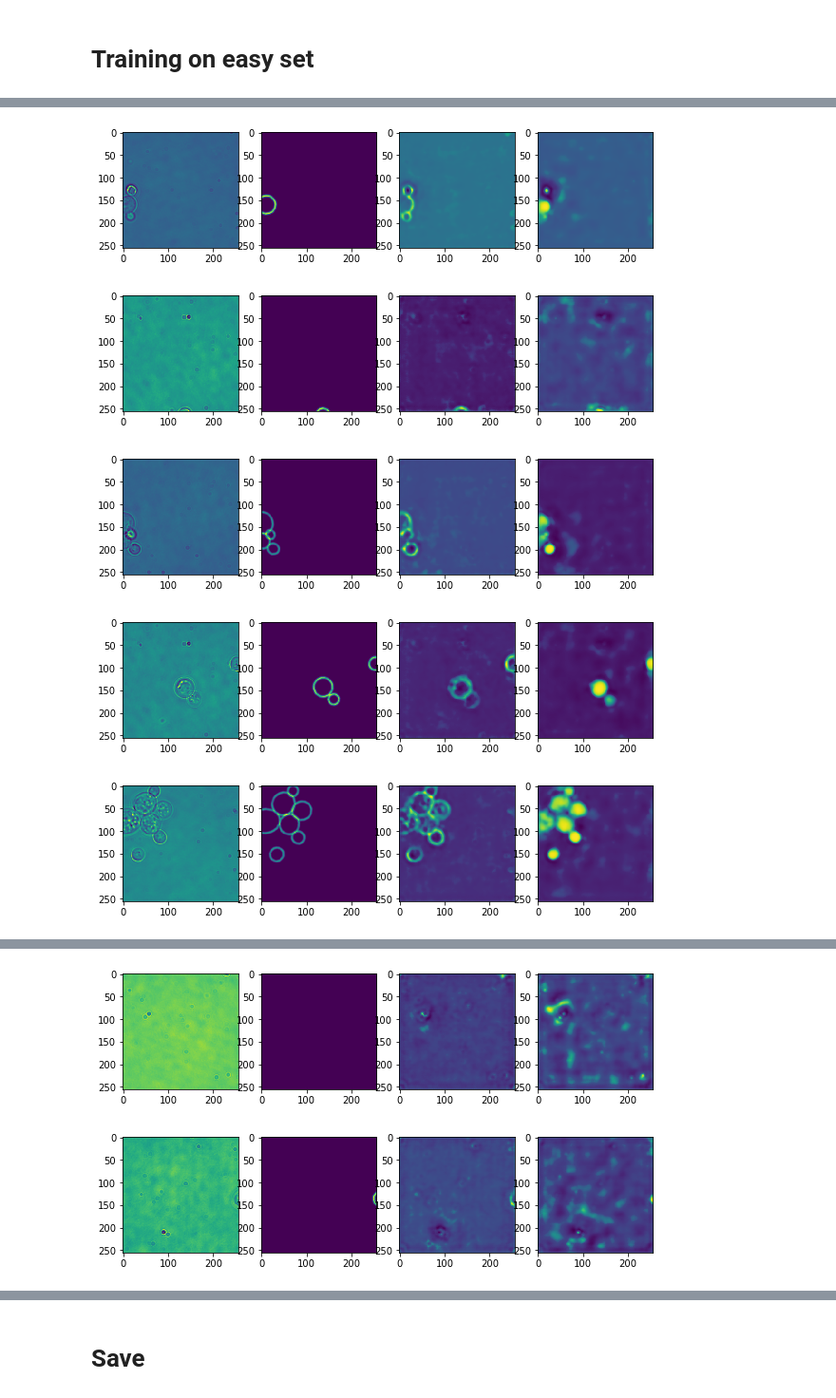
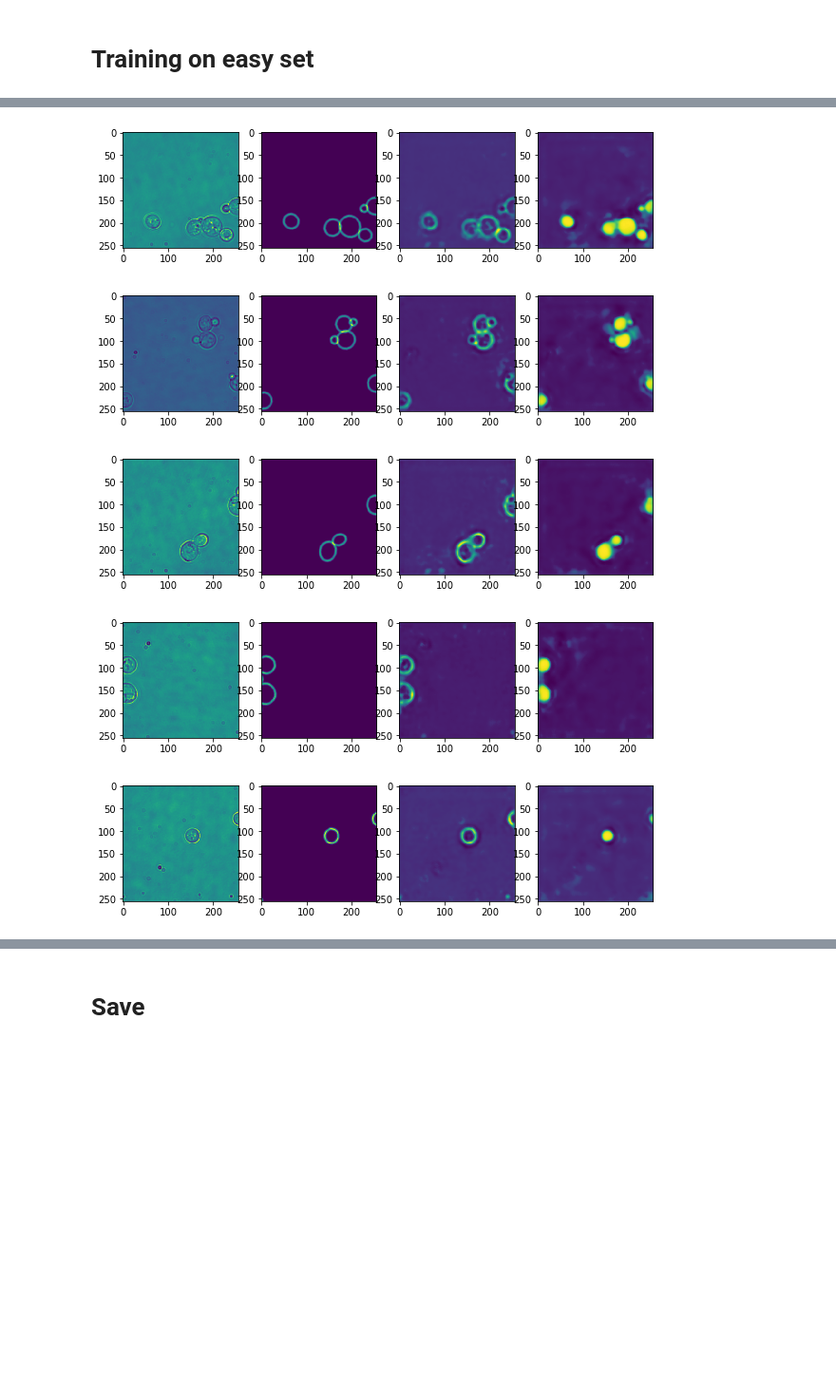
Before and after one commit to jouyun/DeepLearning, a Jupyter notebook: YeastTransmitted.ipynb, the cells around one changed output, grey strips where cells are left out. Shown at 95% size. Drawn from its saved outputs; the diff is of its cells as text; code cells hidden in the pictures; blank space fills up the shorter version.

```diff
--- a/YeastTransmitted.ipynb
+++ b/YeastTransmitted.ipynb
@@ -19,13 +19,13 @@ Load data from file
 # %%
 shp=[1,256,256,3]
 # %%
-train_both=utils.get_raw_float_image(data+'TestSet.tif_RotShift.raw',shp)
+train_both=utils.get_raw_float_image(data+'TrainingSet.tif_RotShift.raw',shp)
 train_data=train_both[:,:,:,[0]]/40000.0
 train_truth=train_both[:,:,:,[1,2]]
 train_truth[:,:,:,0]=train_truth[:,:,:,0]/32000.0
 train_truth[:,:,:,1]=train_truth[:,:,:,1]/255.0
 # %%
-validation_both=utils.get_raw_float_image(data+'TrainingSet.tif_RotShift.raw', shp)
+validation_both=utils.get_raw_float_image(data+'TestSet.tif_RotShift.raw', shp)
 validation_data=validation_both[:,:,:,[0]]/40000.0
 validation_truth=validation_both[:,:,:,[1,2]]
 validation_truth[:,:,:,0]=validation_truth[:,:,:,0]/32000.0
@@ -72,28 +72,28 @@ F2=(tf.layers.conv2d(F1, 32*base_scaler, [3,3], padding='SAME'))
 
 
 #Coming up
-EE0=tf.layers.conv2d_transpose(F2, 8*base_scaler, kernel_size=[3,3], strides=[2, 2], padding='SAME')
+EE0=tf.layers.conv2d_transpose(F2, 8*base_scaler, kernel_size=[5,5], strides=[2, 2], padding='SAME')
 EE1=tf.concat(axis=3, values=[EE0,E2])
 EE2=(tf.layers.conv2d(EE1, 16*base_scaler, [3,3], padding='SAME'))
 EE3=(tf.layers.conv2d(EE2, 16*base_scaler, [3,3], padding='SAME'))
 
-DD0=tf.layers.conv2d_transpose(EE2, 8*base_scaler, kernel_size=[3,3], strides=[2, 2], padding='SAME')
+DD0=tf.layers.conv2d_transpose(EE2, 8*base_scaler, kernel_size=[5,5], strides=[2, 2], padding='SAME')
 DD1=tf.concat(axis=3, values=[DD0,D2])
 DD2=(tf.layers.conv2d(DD1, 8*base_scaler, [3,3], padding='SAME'))
 DD3=(tf.layers.conv2d(DD2, 8*base_scaler, [3,3], padding='SAME'))
 
-CC0=tf.layers.conv2d_transpose(DD3, 4*base_scaler, kernel_size=[3,3], strides=[2, 2], padding='SAME')
+CC0=tf.layers.conv2d_transpose(DD3, 4*base_scaler, kernel_size=[5,5], strides=[2, 2], padding='SAME')
 CC1=tf.concat(axis=3, values=[CC0,C2])
 CC2=(tf.layers.conv2d(CC1, 4*base_scaler, [3,3], padding='SAME'))
 CC3=(tf.layers.conv2d(CC2, 4*base_scaler, [3,3], padding='SAME'))
 
-BB0=tf.layers.conv2d_transpose(CC3, 2*base_scaler, kernel_size=[3,3], strides=[2, 2], padding='SAME')
+BB0=tf.layers.conv2d_transpose(CC3, 2*base_scaler, kernel_size=[5,5], strides=[2, 2], padding='SAME')
 #BB0=tf.contrib.layers.conv2d_transpose(C2, 2*base_scaler, kernel_size=[3,3], stride=[2, 2], padding='SAME')
 BB1=tf.concat(axis=3, values=[BB0,B2])
 BB2=(tf.layers.conv2d(BB1, 2*base_scaler, [3,3], padding='SAME'))
 BB3=(tf.layers.conv2d(BB2, 2*base_scaler, [3,3], padding='SAME'))
 
-AA0=tf.layers.conv2d_transpose(BB3, base_scaler, kernel_size=[3,3], strides=[2, 2], padding='SAME')
+AA0=tf.layers.conv2d_transpose(BB3, base_scaler, kernel_size=[5,5], strides=[2, 2], padding='SAME')
 AA1=tf.concat(axis=3, values=[AA0,A2])
 AA2=(tf.layers.conv2d(AA1, base_scaler, [3,3], padding='SAME'))
 AA3=(tf.layers.conv2d(AA2, base_scaler, [3,3], padding='SAME'))
@@ -112,11 +112,11 @@ train_op=tf.train.AdamOptimizer(learning_rate=0.00003, name='trainer').minimize(
 # %% [markdown]
 # Training on easy set
 # %%
-#tf.set_random_seed(123456)
-#sess=tf.Session()
-#sess.run(tf.global_variables_initializer())
+tf.set_random_seed(123456)
+sess=tf.Session()
+sess.run(tf.global_variables_initializer())
 
-for i in range(800):
+for i in range(1600):
     idx=np.random.choice(train_data.shape[0], replace=False, size=[50])
     cur_train=train_data[idx,:,:,:]
     cur_truth=train_truth[idx,:,:]
@@ -144,5 +144,5 @@ Validation loss:  0.00174518
-[figure, old version]
+[figure, new version]
-[figure, old version]
+[figure, new version]
-[figure, old version]
+[figure, new version]
-[figure, old version]
+[figure, new version]
-[figure, old version]
+[figure, new version]
@@ -153,2 +149,0 @@ Validation loss:  0.00182441
-[figure, removed]
-[figure, removed]
```
Also changed, not shown: parts of 5 cells of this notebook.
